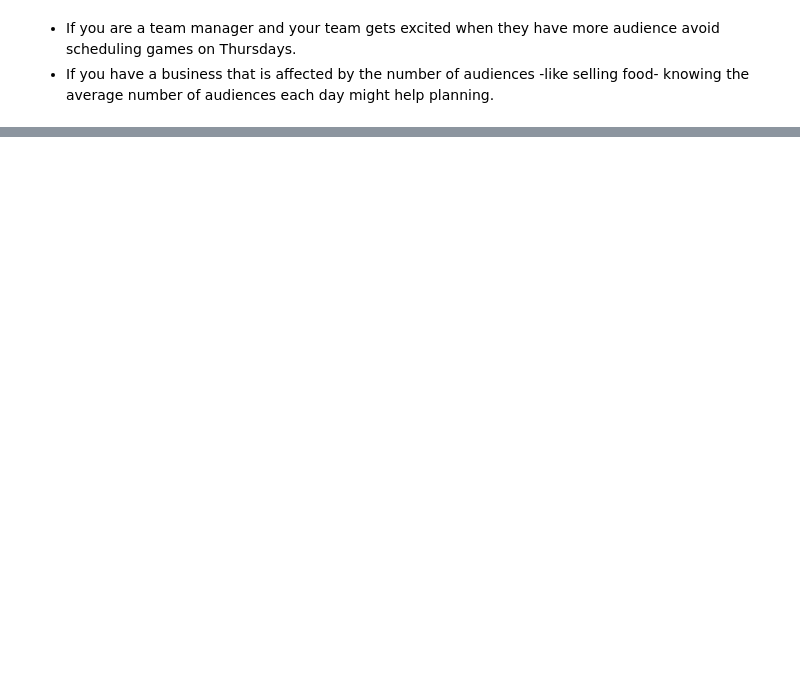
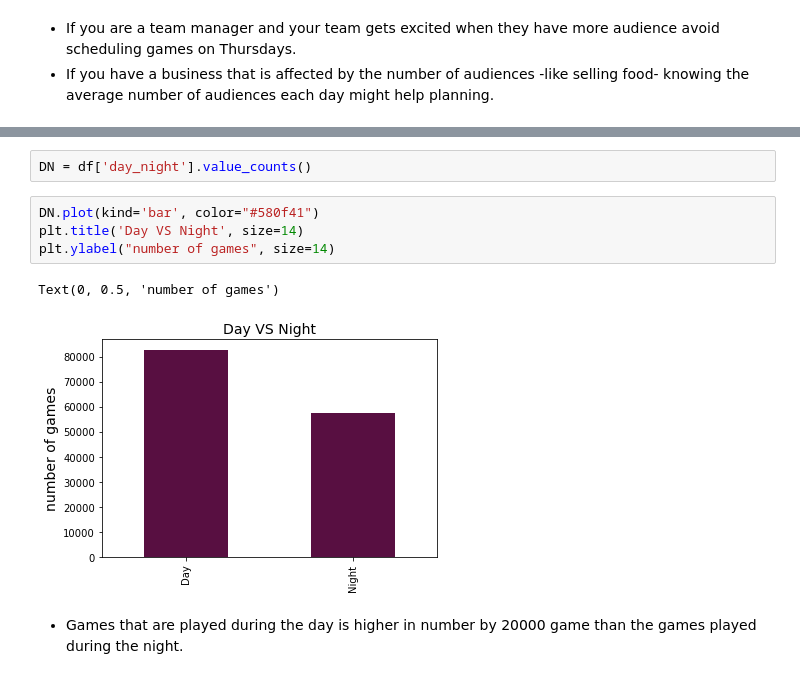
Before and after one commit to georgetown-analytics/MLB, a Jupyter notebook: EDA_2.ipynb, the cells around one changed output, grey strips where cells are left out. Drawn from its saved outputs; the diff is of its cells as text; blank space fills up the shorter version.

```diff
--- a/EDA_2.ipynb
+++ b/EDA_2.ipynb
@@ -200,0 +223,11 @@ Text(3.674999999999997, 0.5, 'Outs Length')
+# %%
+DN = df['day_night'].value_counts()
+# %%
+DN.plot(kind='bar', color="#580f41")
+plt.title('Day VS Night', size=14)
+plt.ylabel("number of games", size=14)
+# %% [output]
+Text(0, 0.5, 'number of games')
+[figure, added]
+# %% [markdown]
+- Games that are played during the day is higher in number by 20000 game than the games played during the night.
```
Also changed, not shown: parts of 21 cells of this notebook.
